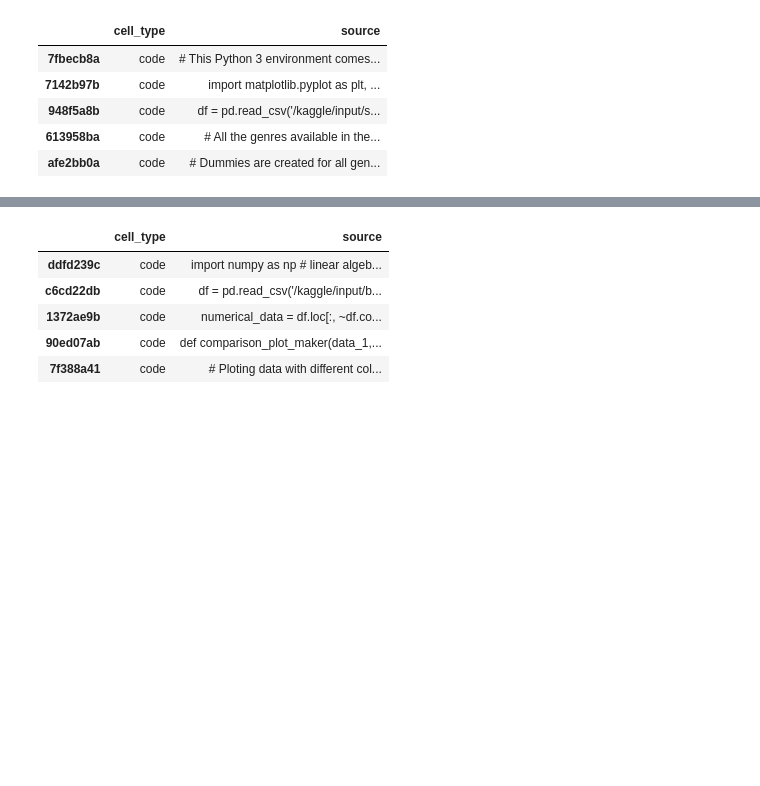
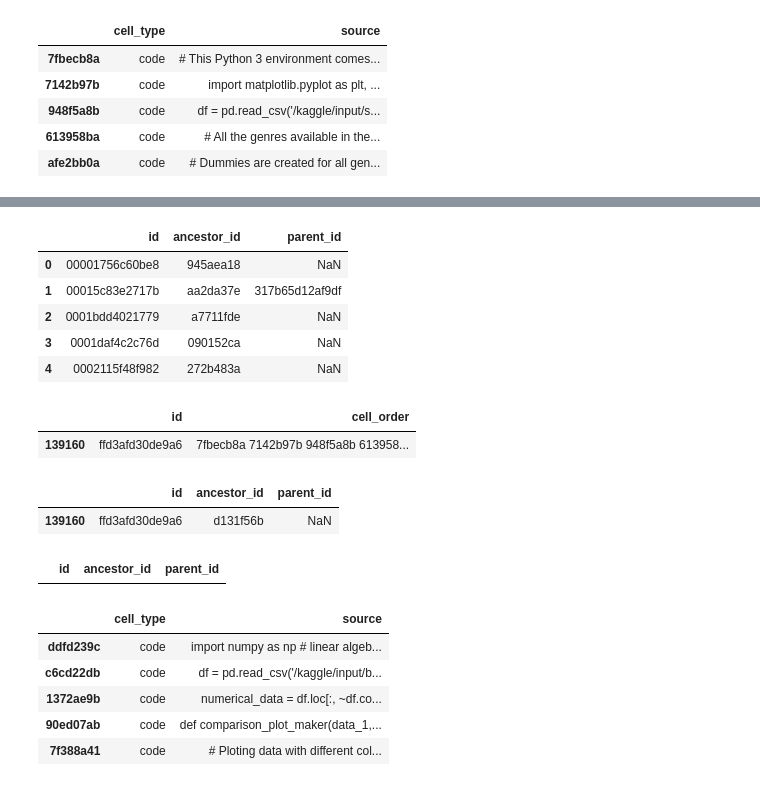
Before and after one commit to suvigyajain0101/AI4Code, a Jupyter notebook: DataPreparation.ipynb, the cells around one changed output, grey strips where cells are left out. Drawn from its saved outputs; the diff is of its cells as text; code cells hidden in the pictures; blank space fills up the shorter version.

```diff
--- a/DataPreparation.ipynb
+++ b/DataPreparation.ipynb
@@ -68 +83,30 @@ pd.read_json('/content/data/train/ffd3afd30de9a6.json').head()
+# %%
+# Ancestors
+
+train_ancestors_df = pd.read_csv('/content/data/train_ancestors.csv')
+train_ancestors_df.head()
+# %% [output]
+|  | id | ancestor_id | parent_id |
+| 0 | 00001756c60be8 | 945aea18 | NaN |
+| 1 | 00015c83e2717b | aa2da37e | 317b65d12af9df |
+| 2 | 0001bdd4021779 | a7711fde | NaN |
+| 3 | 0001daf4c2c76d | 090152ca | NaN |
+| 4 | 0002115f48f982 | 272b483a | NaN |
+# %%
+# Filter training orders and ancestors data for a sample file
+
+train_orders_df[train_orders_df['id'] == 'ffd3afd30de9a6']
+# %% [output]
+|  | id | cell_order |
+| 139160 | ffd3afd30de9a6 | 7fbecb8a 7142b97b 948f5a8b 613958... |
+# %%
+train_ancestors_df[train_ancestors_df['id'] == 'ffd3afd30de9a6']
+# %% [output]
+|  | id | ancestor_id | parent_id |
+| 139160 | ffd3afd30de9a6 | d131f56b | NaN |
+# %%
+# Is this ancestor ID present in the data?
+train_ancestors_df[train_ancestors_df['id'] == 'd131f56b']
+# %% [output]
+|  | id | ancestor_id | parent_id |
 # %%
```
Also changed, not shown: parts of 8 cells of this notebook.
